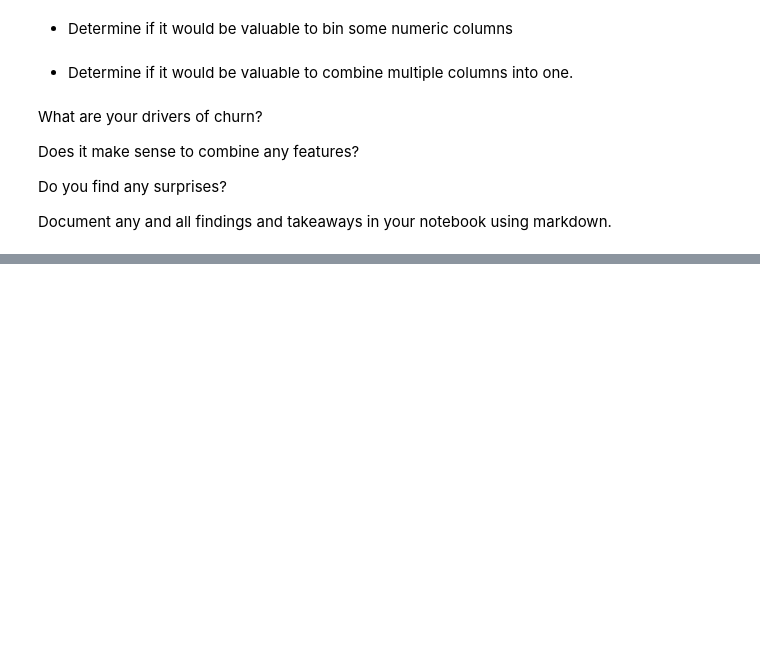
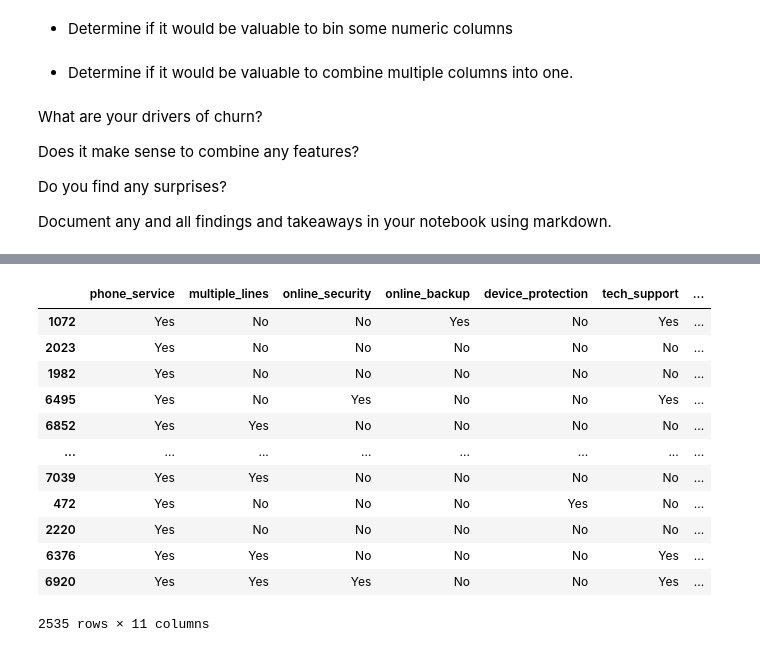
Before and after one commit to Jason-R-Turner/classification-exercises, a Jupyter notebook: classification_exercises.ipynb, the cells around one changed output, grey strips where cells are left out. Drawn from its saved outputs; the diff is of its cells as text; code cells hidden in the pictures; blank space fills up the shorter version.

```diff
--- a/classification_exercises.ipynb
+++ b/classification_exercises.ipynb
@@ -1628,0 +1733,19 @@ Document any and all findings and takeaways in your notebook using markdown.
+# %%
+train_service = prep.telco_clean_services(train)
+validate_service = prep.telco_clean_services(validate)
+test_service = prep.telco_clean_services(test)
+train_service
+# %% [output]
+|  | phone_service | multiple_lines | online_security | online_backup | device_protection | tech_support | ... |
+| 1072 | Yes | No | No | Yes | No | Yes | ... |
+| 2023 | Yes | No | No | No | No | No | ... |
+| 1982 | Yes | No | No | No | No | No | ... |
+| 6495 | Yes | No | Yes | No | No | Yes | ... |
+| 6852 | Yes | Yes | No | No | No | No | ... |
+| ... | ... | ... | ... | ... | ... | ... | ... |
+| 7039 | Yes | Yes | No | No | No | No | ... |
+| 472 | Yes | No | No | No | Yes | No | ... |
+| 2220 | Yes | No | No | No | No | No | ... |
+| 6376 | Yes | Yes | No | No | No | Yes | ... |
+| 6920 | Yes | Yes | Yes | No | No | Yes | ... |
+2535 rows × 11 columns
```
Also changed, not shown: parts of 35 cells of this notebook, 1 other file.
